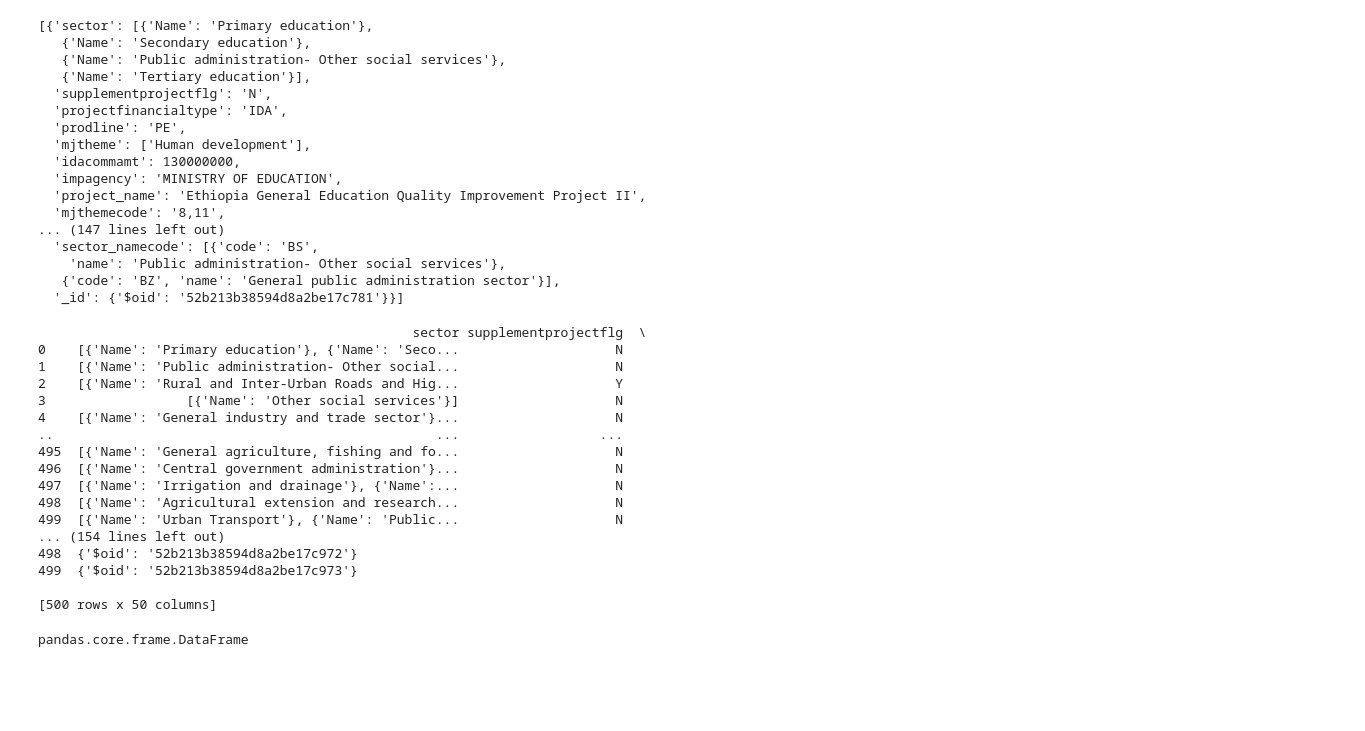
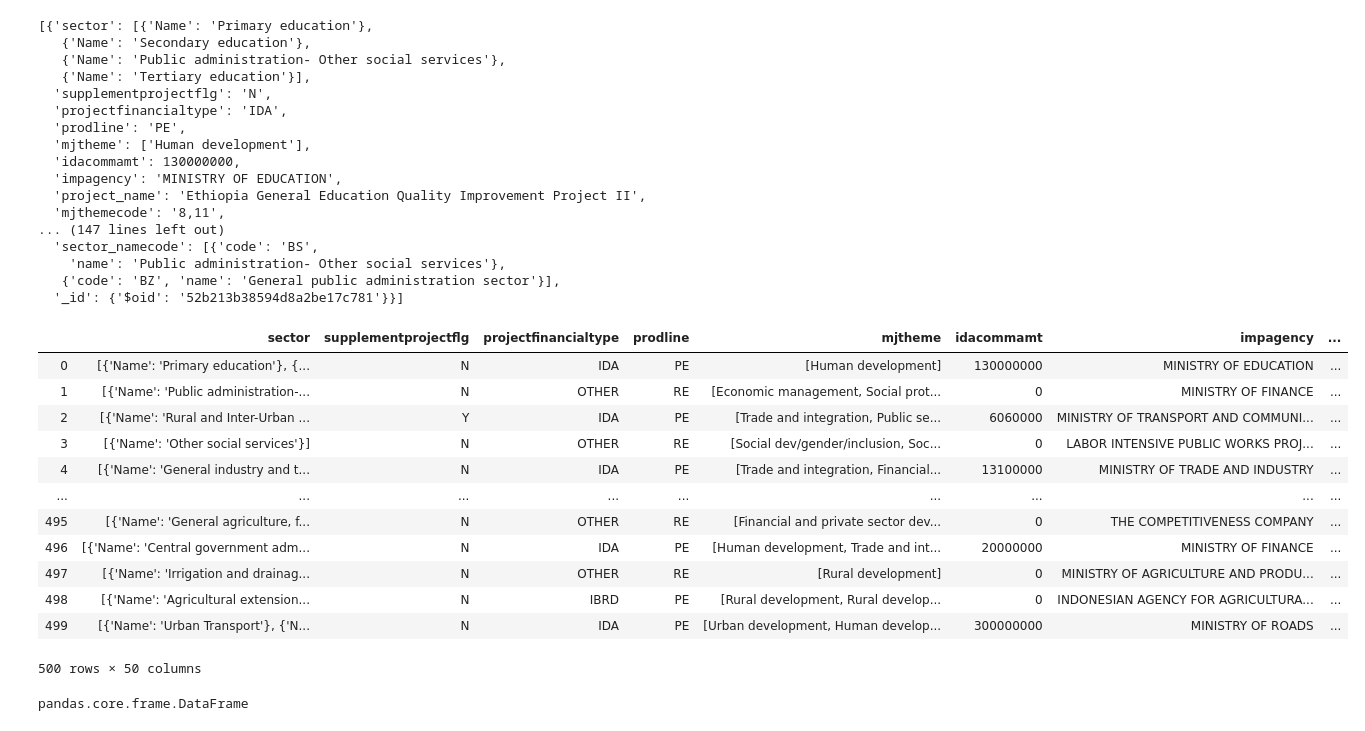
Before and after one commit to VictoriaS7/Springboard, a Jupyter notebook: JSON_exercise.ipynb, the cells around one changed output. Saved outputs shown, nothing was run; the diff lists cells and outputs as text; code cells hidden in the pictures; blank space fills up the shorter version.

```diff
--- a/JSON_exercise.ipynb
+++ b/JSON_exercise.ipynb
@@ -44,25 +44,21 @@ data[:2]
 # %%
 # Load as Pandas dataframe
 json_df = pd.read_json('data/world_bank_projects.json')
-print(json_df)
+json_df
 # %% [output]
+|  | sector | supplementprojectflg | projectfinancialtype | prodline | mjtheme | idacommamt | impagency | ... |
+| 0 | [{'Name': 'Primary education'}, {... | N | IDA | PE | [Human development] | 130000000 | MINISTRY OF EDUCATION | ... |
+| 1 | [{'Name': 'Public administration-... | N | OTHER | RE | [Economic management, Social prot... | 0 | MINISTRY OF FINANCE | ... |
+| 2 | [{'Name': 'Rural and Inter-Urban ... | Y | IDA | PE | [Trade and integration, Public se... | 6060000 | MINISTRY OF TRANSPORT AND COMMUNI... | ... |
+| 3 | [{'Name': 'Other social services'}] | N | OTHER | RE | [Social dev/gender/inclusion, Soc... | 0 | LABOR INTENSIVE PUBLIC WORKS PROJ... | ... |
+| 4 | [{'Name': 'General industry and t... | N | IDA | PE | [Trade and integration, Financial... | 13100000 | MINISTRY OF TRADE AND INDUSTRY | ... |
+| ... | ... | ... | ... | ... | ... | ... | ... | ... |
+| 495 | [{'Name': 'General agriculture, f... | N | OTHER | RE | [Financial and private sector dev... | 0 | THE COMPETITIVENESS COMPANY | ... |
+| 496 | [{'Name': 'Central government adm... | N | IDA | PE | [Human development, Trade and int... | 20000000 | MINISTRY OF FINANCE | ... |
+| 497 | [{'Name': 'Irrigation and drainag... | N | OTHER | RE | [Rural development] | 0 | MINISTRY OF AGRICULTURE AND PRODU... | ... |
+| 498 | [{'Name': 'Agricultural extension... | N | IBRD | PE | [Rural development, Rural develop... | 0 | INDONESIAN AGENCY FOR AGRICULTURA... | ... |
+| 499 | [{'Name': 'Urban Transport'}, {'N... | N | IDA | PE | [Urban development, Human develop... | 300000000 | MINISTRY OF ROADS | ... |
-                                                sector supplementprojectflg  \
-0    [{'Name': 'Primary education'}, {'Name': 'Seco...                    N
-1    [{'Name': 'Public administration- Other social...                    N
-2    [{'Name': 'Rural and Inter-Urban Roads and Hig...                    Y
-3                  [{'Name': 'Other social services'}]                    N
-4    [{'Name': 'General industry and trade sector'}...                    N
-..                                                 ...                  ...
-495  [{'Name': 'General agriculture, fishing and fo...                    N
-496  [{'Name': 'Central government administration'}...                    N
-497  [{'Name': 'Irrigation and drainage'}, {'Name':...                    N
-498  [{'Name': 'Agricultural extension and research...                    N
-499  [{'Name': 'Urban Transport'}, {'Name': 'Public...                    N
-... (154 lines left out)
-498  {'$oid': '52b213b38594d8a2be17c972'}
-499  {'$oid': '52b213b38594d8a2be17c973'}
-
-[500 rows x 50 columns]
+500 rows × 50 columns
 # %%
 type(json_normalize(data))
 # %% [output]
```
Also changed, not shown: parts of 2 cells of this notebook.
